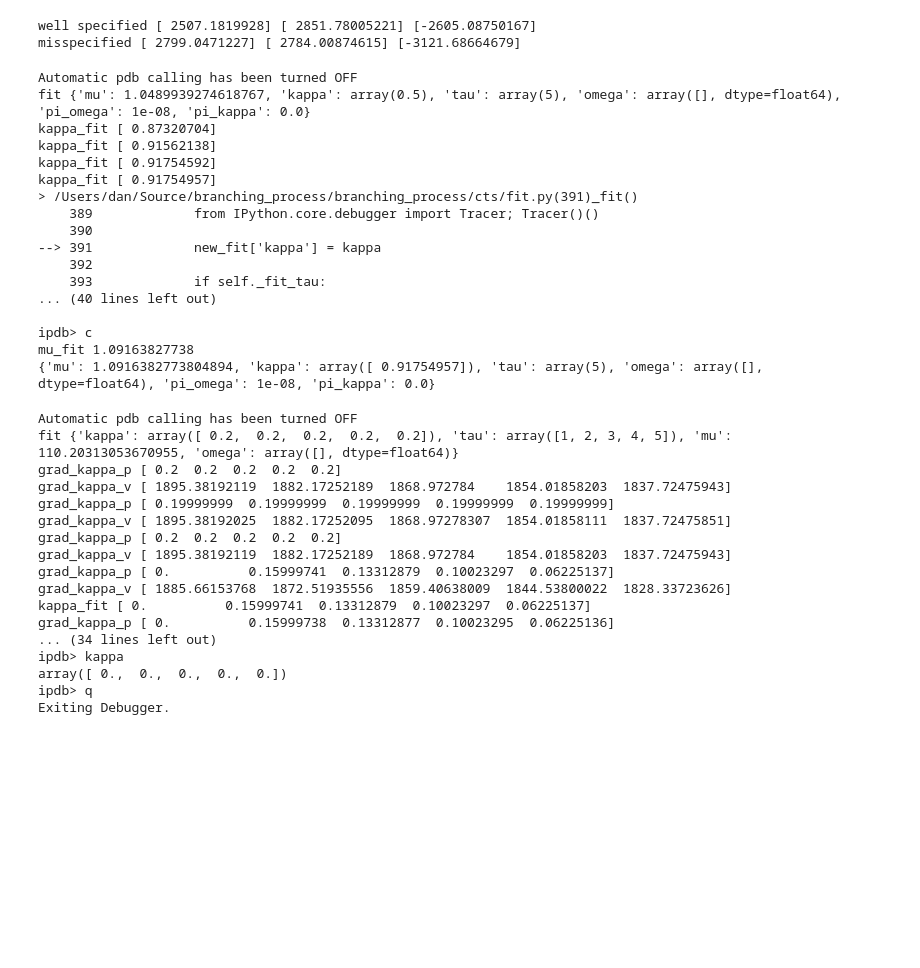
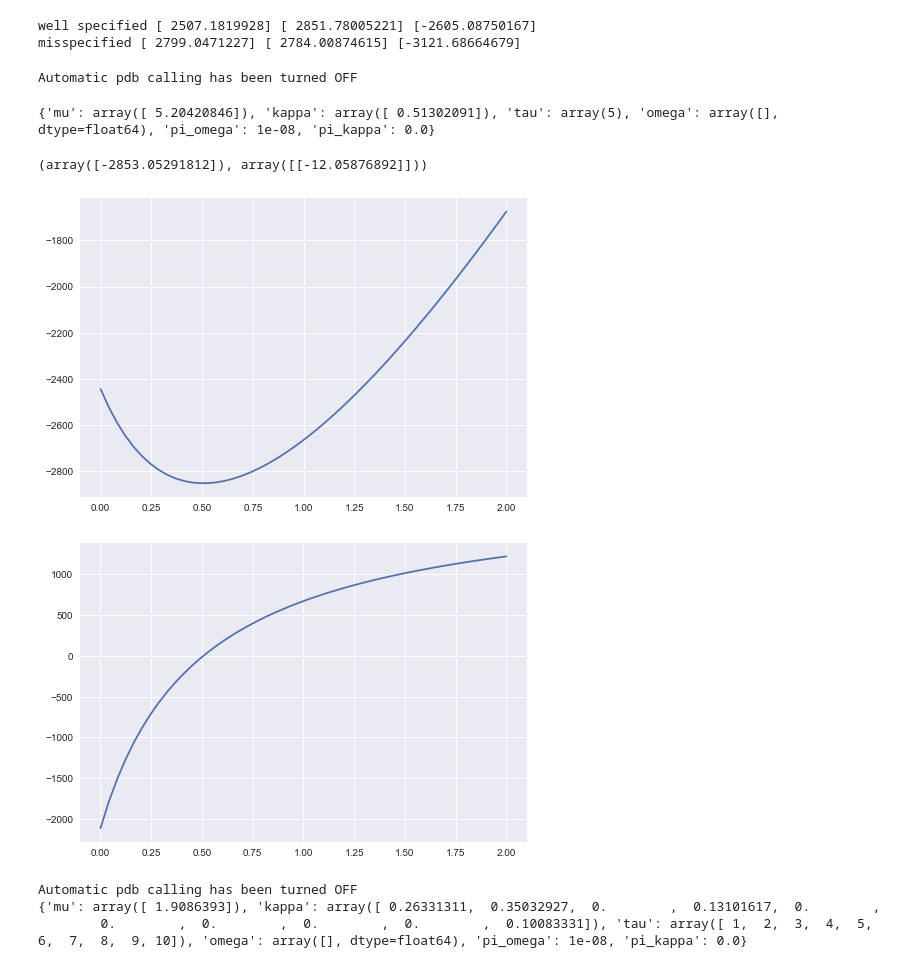
Before and after one commit to danmackinlay/branching_process, a Jupyter notebook: workbooks/hawkes_cts_dev.ipynb, the cells around one changed output. Cells and saved outputs as stored; diff of their text form; code cells hidden in the pictures; blank space fills up the shorter version.

```diff
--- a/workbooks/hawkes_cts_dev.ipynb
+++ b/workbooks/hawkes_cts_dev.ipynb
@@ -256,7 +256,7 @@ param_exp = dict(
 ts = sim.sim_hawkes(**param_exp);
 
 hawkes = fit.ContinuousExact(
-     debug=True
+#      debug=True
 )
 fit = hawkes.fit(
     ts,
@@ -269,22 +269,18 @@ fit = hawkes.fit(
 print(fit)
 # %% [output]
 Automatic pdb calling has been turned OFF
-fit {'mu': 1.0489939274618767, 'kappa': array(0.5), 'tau': array(5), 'omega': array([], dtype=float64), 'pi_omega': 1e-08, 'pi_kappa': 0.0}
-kappa_fit [ 0.87320704]
-kappa_fit [ 0.91562138]
-kappa_fit [ 0.91754592]
-kappa_fit [ 0.91754957]
-> /Users/dan/Source/branching_process/branching_process/cts/fit.py(391)_fit()
-    389             from IPython.core.debugger import Tracer; Tracer()()
-    390
---> 391             new_fit['kappa'] = kappa
-    392
-    393             if self._fit_tau:
-... (40 lines left out)
-
-ipdb> c
-mu_fit 1.09163827738
-{'mu': 1.0916382773804894, 'kappa': array([ 0.91754957]), 'tau': array(5), 'omega': array([], dtype=float64), 'pi_omega': 1e-08, 'pi_kappa': 0.0}
+{'mu': array([ 5.20420846]), 'kappa': array([ 0.51302091]), 'tau': array(5), 'omega': array([], dtype=float64), 'pi_omega': 1e-08, 'pi_kappa': 0.0}
+(array([-2853.05291812]), array([[-12.05876892]]))
+# %%
+kappa_guesses = np.linspace(0,2,50)
+loss = [hawkes.obj_kappa(k) for k in kappa_guesses.reshape(-1, 1)]
+g = [hawkes._grad_kappa(k) for k in kappa_guesses.reshape(-1, 1)]
+plt.plot(kappa_guesses, loss);
+plt.figure();
+plt.plot(kappa_guesses, g);
+# %% [output]
+[figure, added]
+[figure, added]
 # %%
 %pdb off
 from branching_process import cts
@@ -308,11 +304,11 @@ param_exp = dict(
 ts = sim.sim_hawkes(**param_exp);
 
 hawkes = fit.ContinuousExact(
-     debug=True
+#      debug=True
 )
 fit = hawkes.fit(
     ts,
-    phi_kernel=influence.MaxwellKernel(n_bases=5, tau=np.arange(5)+1),
+    phi_kernel=influence.MaxwellKernel(n_bases=10, tau=np.arange(10)+1),
     fit_omega=False,
     fit_tau=False,
     max_steps=5,
@@ -320,19 +316,5 @@ fit = hawkes.fit(
 print(fit)
 # %% [output]
 Automatic pdb calling has been turned OFF
-fit {'kappa': array([ 0.2,  0.2,  0.2,  0.2,  0.2]), 'tau': array([1, 2, 3, 4, 5]), 'mu': 110.20313053670955, 'omega': array([], dtype=float64)}
-grad_kappa_p [ 0.2  0.2  0.2  0.2  0.2]
-grad_kappa_v [ 1895.38192119  1882.17252189  1868.972784    1854.01858203  1837.72475943]
-grad_kappa_p [ 0.19999999  0.19999999  0.19999999  0.19999999  0.19999999]
-grad_kappa_v [ 1895.38192025  1882.17252095  1868.97278307  1854.01858111  1837.72475851]
-grad_kappa_p [ 0.2  0.2  0.2  0.2  0.2]
-grad_kappa_v [ 1895.38192119  1882.17252189  1868.972784    1854.01858203  1837.72475943]
-grad_kappa_p [ 0.          0.15999741  0.13312879  0.10023297  0.06225137]
-grad_kappa_v [ 1885.66153768  1872.51935556  1859.40638009  1844.53800022  1828.33723626]
-kappa_fit [ 0.          0.15999741  0.13312879  0.10023297  0.06225137]
-grad_kappa_p [ 0.          0.15999738  0.13312877  0.10023295  0.06225136]
-... (34 lines left out)
-ipdb> kappa
-array([ 0.,  0.,  0.,  0.,  0.])
-ipdb> q
-Exiting Debugger.
+{'mu': array([ 1.9086393]), 'kappa': array([ 0.26331311,  0.35032927,  0.        ,  0.13101617,  0.        ,
+        0.        ,  0.        ,  0.        ,  0.        ,  0.10083331]), 'tau': array([ 1,  2,  3,  4,  5,  6,  7,  8,  9, 10]), 'omega': array([], dtype=float64), 'pi_omega': 1e-08, 'pi_kappa': 0.0}
```
Also changed, not shown: parts of 1 cell of this notebook, 1 other file.
